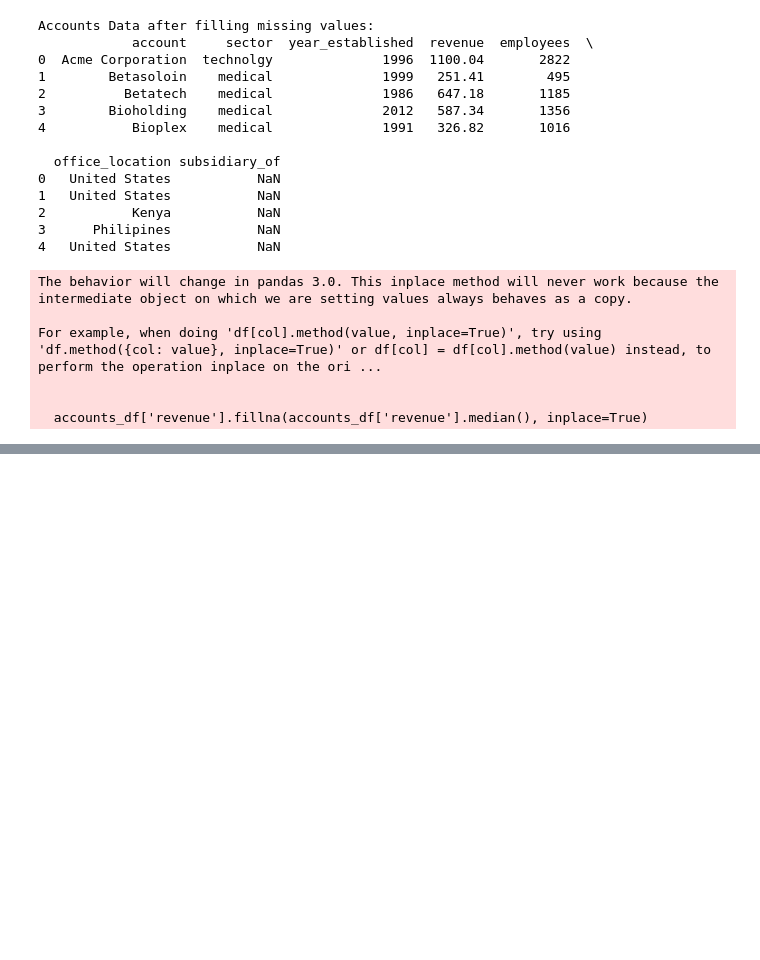
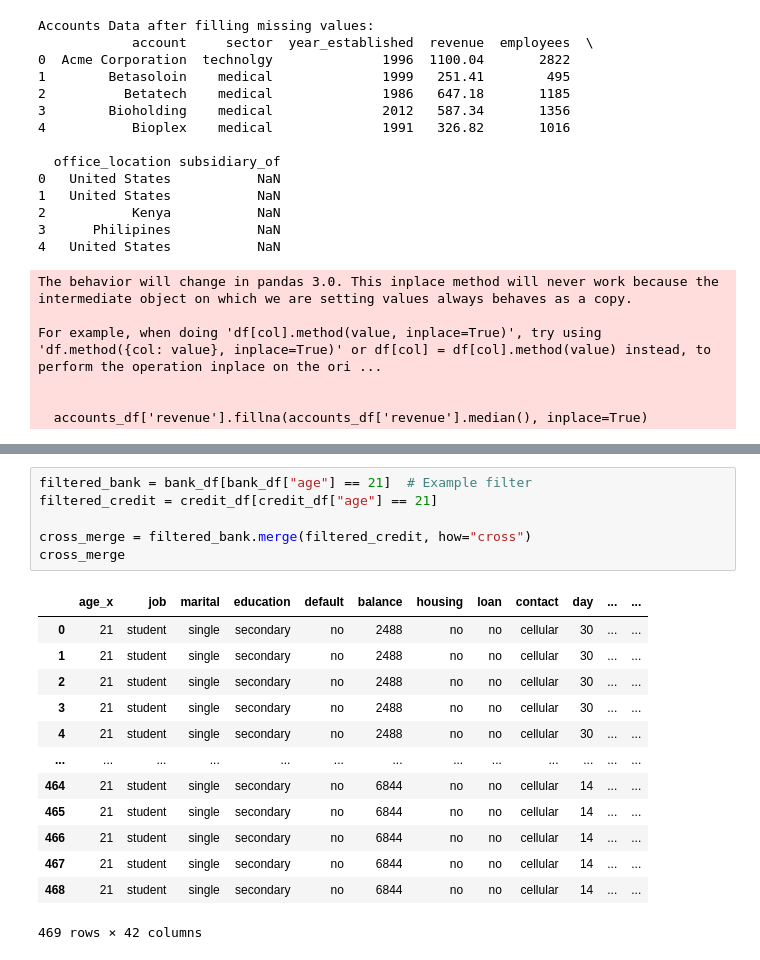
Before and after one commit to sadiq937/CrazyRobo_DM, a Jupyter notebook: ps1.ipynb, the cells around one changed output, grey strips where cells are left out. Cells and saved outputs as stored; diff of their text form; blank space fills up the shorter version.

```diff
--- a/ps1.ipynb
+++ b/ps1.ipynb
@@ -495,0 +681,20 @@ For example, when doing 'df[col].method(value, inplace=True)', try using 'df.met
+# %%
+filtered_bank = bank_df[bank_df["age"] == 21]  # Example filter
+filtered_credit = credit_df[credit_df["age"] == 21]
+
+cross_merge = filtered_bank.merge(filtered_credit, how="cross")
+cross_merge
+# %% [output]
+|  | age_x | job | marital | education | default | balance | housing | loan | contact | day | ... | ... |
+| 0 | 21 | student | single | secondary | no | 2488 | no | no | cellular | 30 | ... | ... |
+| 1 | 21 | student | single | secondary | no | 2488 | no | no | cellular | 30 | ... | ... |
+| 2 | 21 | student | single | secondary | no | 2488 | no | no | cellular | 30 | ... | ... |
+| 3 | 21 | student | single | secondary | no | 2488 | no | no | cellular | 30 | ... | ... |
+| 4 | 21 | student | single | secondary | no | 2488 | no | no | cellular | 30 | ... | ... |
+| ... | ... | ... | ... | ... | ... | ... | ... | ... | ... | ... | ... | ... |
+| 464 | 21 | student | single | secondary | no | 6844 | no | no | cellular | 14 | ... | ... |
+| 465 | 21 | student | single | secondary | no | 6844 | no | no | cellular | 14 | ... | ... |
+| 466 | 21 | student | single | secondary | no | 6844 | no | no | cellular | 14 | ... | ... |
+| 467 | 21 | student | single | secondary | no | 6844 | no | no | cellular | 14 | ... | ... |
+| 468 | 21 | student | single | secondary | no | 6844 | no | no | cellular | 14 | ... | ... |
+469 rows × 42 columns
```
Also changed, not shown: parts of 15 cells of this notebook.
